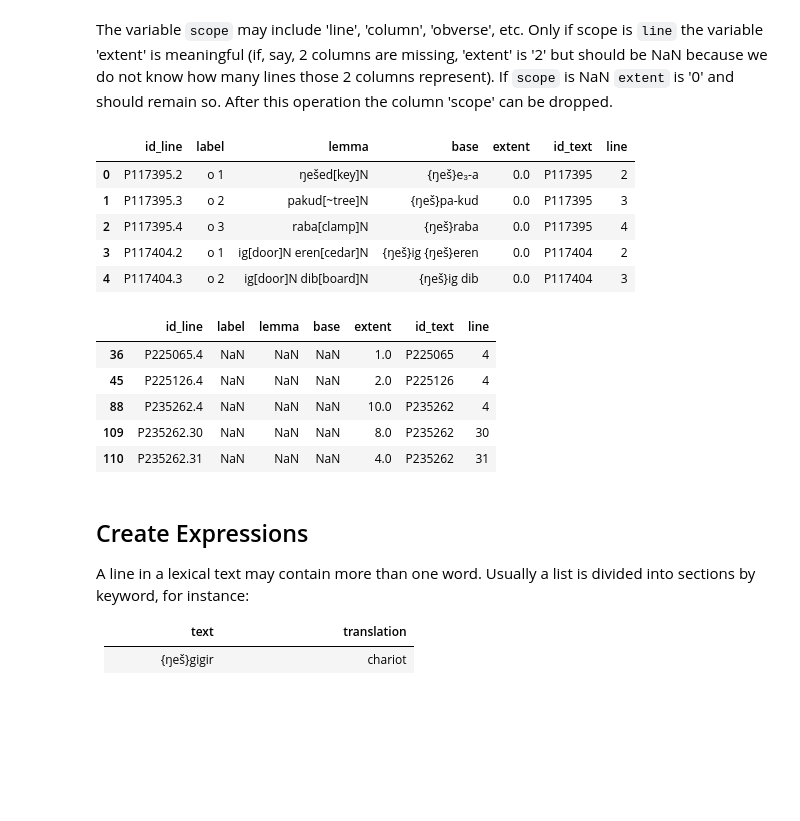
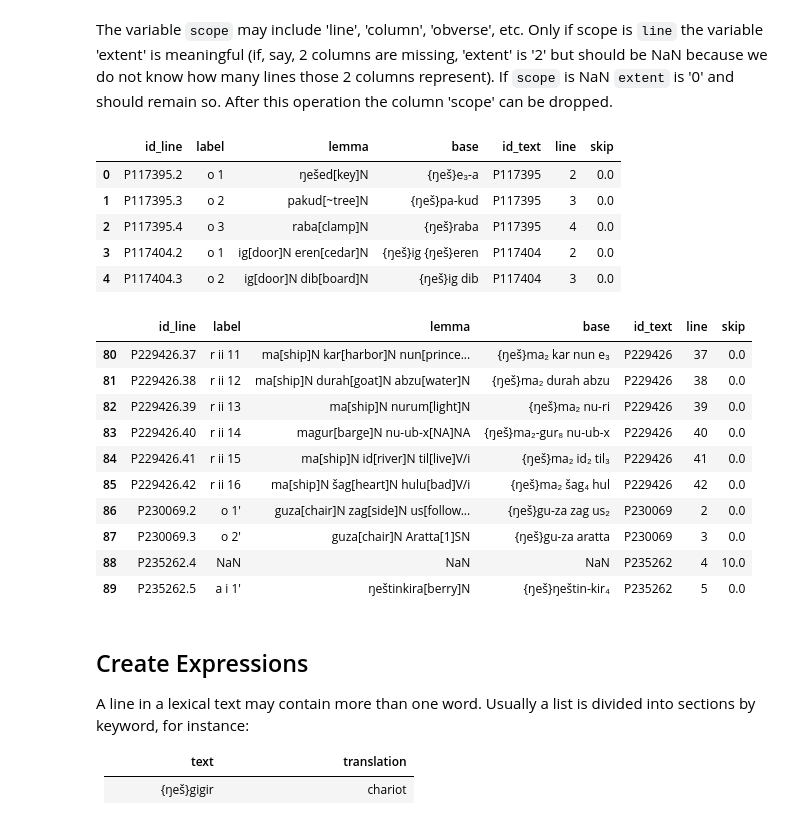
Before and after one commit to ErinBecker/digital-humanities-phylogenetics, a Jupyter notebook: scripts/Exploration_OB_wood-with_NA_Niek.ipynb, the cells around one changed output. Drawn from its saved outputs; the diff is of its cells as text; code cells hidden in the pictures; blank space fills up the shorter version.

Commit message:
skip variable

```diff
--- a/scripts/Exploration_OB_wood-with_NA_Niek.ipynb
+++ b/scripts/Exploration_OB_wood-with_NA_Niek.ipynb
@@ -122,33 +122,38 @@ I am proposing here to introduce a new variable `skip` (rather than adjust the v
 We could, of course, use `999` instead of `NaN` for `skip` - but I prefer to use `NaN` here and to present the change to `999` as a feature of handing the data off to R.
 # %%
 df.extent = df.extent.fillna('0')
-#df.skip = [int(n) if n.isdigit() else np.NaN for n in df.extent] # this line to be activated to introduce `skip`
-df.extent = [int(n) if n.isdigit() else np.NaN for n in df.extent] # this line to be deleted when we introduce `skip`.
+df['skip'] = [int(n) if n.isdigit() else np.NaN for n in df.extent] # this line to be activated to introduce `skip`
+#df.extent = [int(n) if n.isdigit() else np.NaN for n in df.extent] # this line to be deleted when we introduce `skip`.
 # %% [markdown]
 The variable `scope` may include 'line', 'column', 'obverse', etc. Only if scope is `line` the variable 'extent' is meaningful (if, say, 2 columns are missing, 'extent' is '2' but should be NaN because we do not know how many lines those 2 columns represent). If `scope` is NaN `extent` is '0' and should remain so. After this operation the column 'scope' can be dropped.
 # %%
-#df.skip = [df.skip[i] if df.scope[i] in ['line', np.NaN] else np.NaN for i in range(len(df))] # line to be activated when introducing `skip`
-df.extent = [df.extent[i] if df.scope[i] in ['line', np.NaN] else np.NaN for i in range(len(df))] # line to be deleted when introducing `skip`
-df = df.drop('scope', axis = 1)
-# df = df.drop(['scope', extent], axis=1)
+df.skip = [df.skip[i] if df.scope[i] in ['line', np.NaN] else np.NaN for i in range(len(df))] # line to be activated when introducing `skip`
+#df.extent = [df.extent[i] if df.scope[i] in ['line', np.NaN] else np.NaN for i in range(len(df))] # line to be deleted when introducing `skip`
+df = df.drop(['scope', 'extent'], axis=1)
 df.head()
 # %% [output]
-|  | id_line | label | lemma | base | extent | id_text | line |
-| 0 | P117395.2 | o 1 | ŋešed[key]N | {ŋeš}e₃-a | 0.0 | P117395 | 2 |
-| 1 | P117395.3 | o 2 | pakud[~tree]N | {ŋeš}pa-kud | 0.0 | P117395 | 3 |
-| 2 | P117395.4 | o 3 | raba[clamp]N | {ŋeš}raba | 0.0 | P117395 | 4 |
-| 3 | P117404.2 | o 1 | ig[door]N eren[cedar]N | {ŋeš}ig {ŋeš}eren | 0.0 | P117404 | 2 |
-| 4 | P117404.3 | o 2 | ig[door]N dib[board]N | {ŋeš}ig dib | 0.0 | P117404 | 3 |
+|  | id_line | label | lemma | base | id_text | line | skip |
+| 0 | P117395.2 | o 1 | ŋešed[key]N | {ŋeš}e₃-a | P117395 | 2 | 0.0 |
+| 1 | P117395.3 | o 2 | pakud[~tree]N | {ŋeš}pa-kud | P117395 | 3 | 0.0 |
+| 2 | P117395.4 | o 3 | raba[clamp]N | {ŋeš}raba | P117395 | 4 | 0.0 |
+| 3 | P117404.2 | o 1 | ig[door]N eren[cedar]N | {ŋeš}ig {ŋeš}eren | P117404 | 2 | 0.0 |
+| 4 | P117404.3 | o 2 | ig[door]N dib[board]N | {ŋeš}ig dib | P117404 | 3 | 0.0 |
 # %%
-df.loc[df.extent > 0].head() #sanity check
+#df.loc[df.skip > 0].head() #sanity check
 #df.loc[df.skip > 0].head()
+df.iloc[80:90]
 # %% [output]
-|  | id_line | label | lemma | base | extent | id_text | line |
-| 36 | P225065.4 | NaN | NaN | NaN | 1.0 | P225065 | 4 |
-| 45 | P225126.4 | NaN | NaN | NaN | 2.0 | P225126 | 4 |
-| 88 | P235262.4 | NaN | NaN | NaN | 10.0 | P235262 | 4 |
-| 109 | P235262.30 | NaN | NaN | NaN | 8.0 | P235262 | 30 |
-| 110 | P235262.31 | NaN | NaN | NaN | 4.0 | P235262 | 31 |
+|  | id_line | label | lemma | base | id_text | line | skip |
+| 80 | P229426.37 | r ii 11 | ma[ship]N kar[harbor]N nun[prince... | {ŋeš}ma₂ kar nun e₃ | P229426 | 37 | 0.0 |
+| 81 | P229426.38 | r ii 12 | ma[ship]N durah[goat]N abzu[water]N | {ŋeš}ma₂ durah abzu | P229426 | 38 | 0.0 |
+| 82 | P229426.39 | r ii 13 | ma[ship]N nurum[light]N | {ŋeš}ma₂ nu-ri | P229426 | 39 | 0.0 |
+| 83 | P229426.40 | r ii 14 | magur[barge]N nu-ub-x[NA]NA | {ŋeš}ma₂-gur₈ nu-ub-x | P229426 | 40 | 0.0 |
+| 84 | P229426.41 | r ii 15 | ma[ship]N id[river]N til[live]V/i | {ŋeš}ma₂ id₂ til₃ | P229426 | 41 | 0.0 |
+| 85 | P229426.42 | r ii 16 | ma[ship]N šag[heart]N hulu[bad]V/i | {ŋeš}ma₂ šag₄ hul | P229426 | 42 | 0.0 |
+| 86 | P230069.2 | o 1' | guza[chair]N zag[side]N us[follow... | {ŋeš}gu-za zag us₂ | P230069 | 2 | 0.0 |
+| 87 | P230069.3 | o 2' | guza[chair]N Aratta[1]SN | {ŋeš}gu-za aratta | P230069 | 3 | 0.0 |
+| 88 | P235262.4 | NaN | NaN | NaN | P235262 | 4 | 10.0 |
+| 89 | P235262.5 | a i 1' | ŋeštinkira[berry]N | {ŋeš}ŋeštin-kir₄ | P235262 | 5 | 0.0 |
 # %% [markdown]
 ## Create Expressions
 A line in a lexical text may contain more than one word. Usually a list is divided into sections by keyword, for instance:
```
Also changed, not shown: parts of 6 cells of this notebook.
